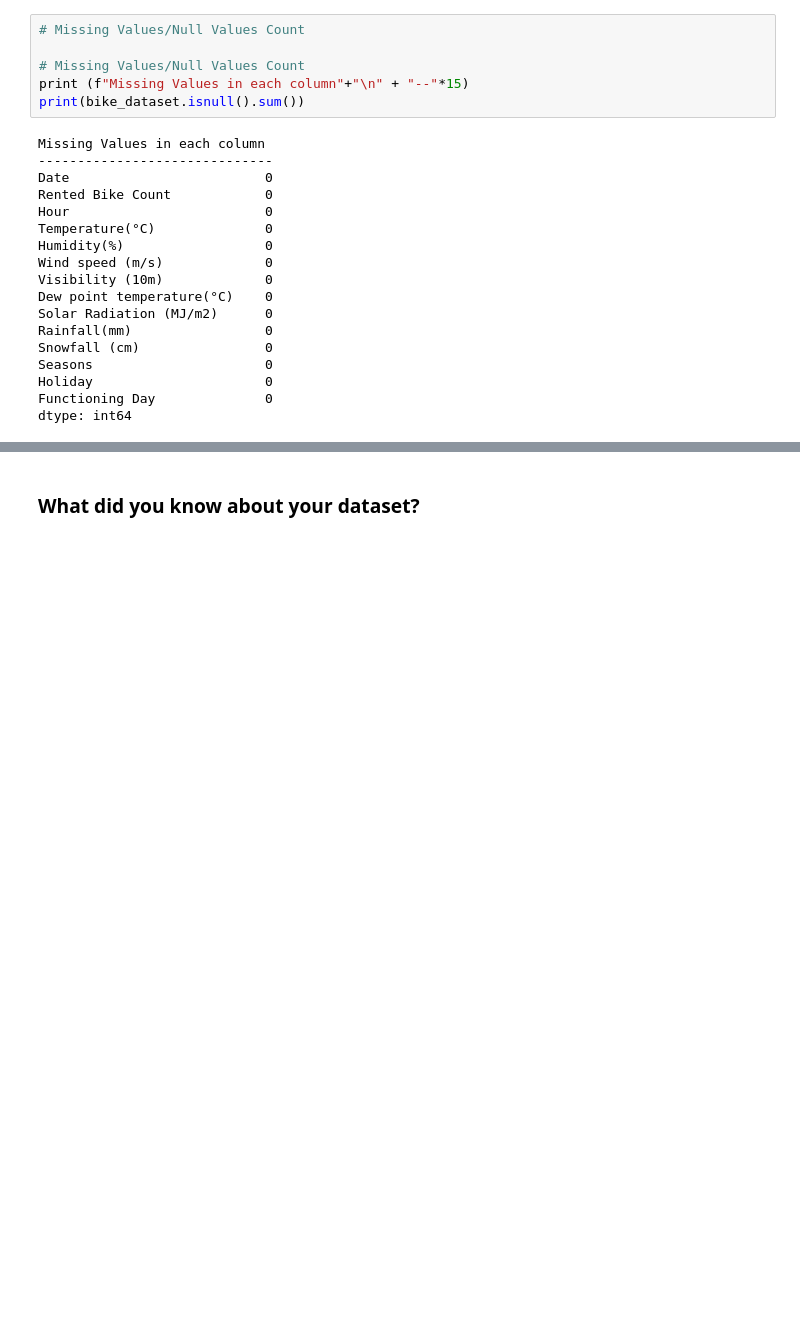
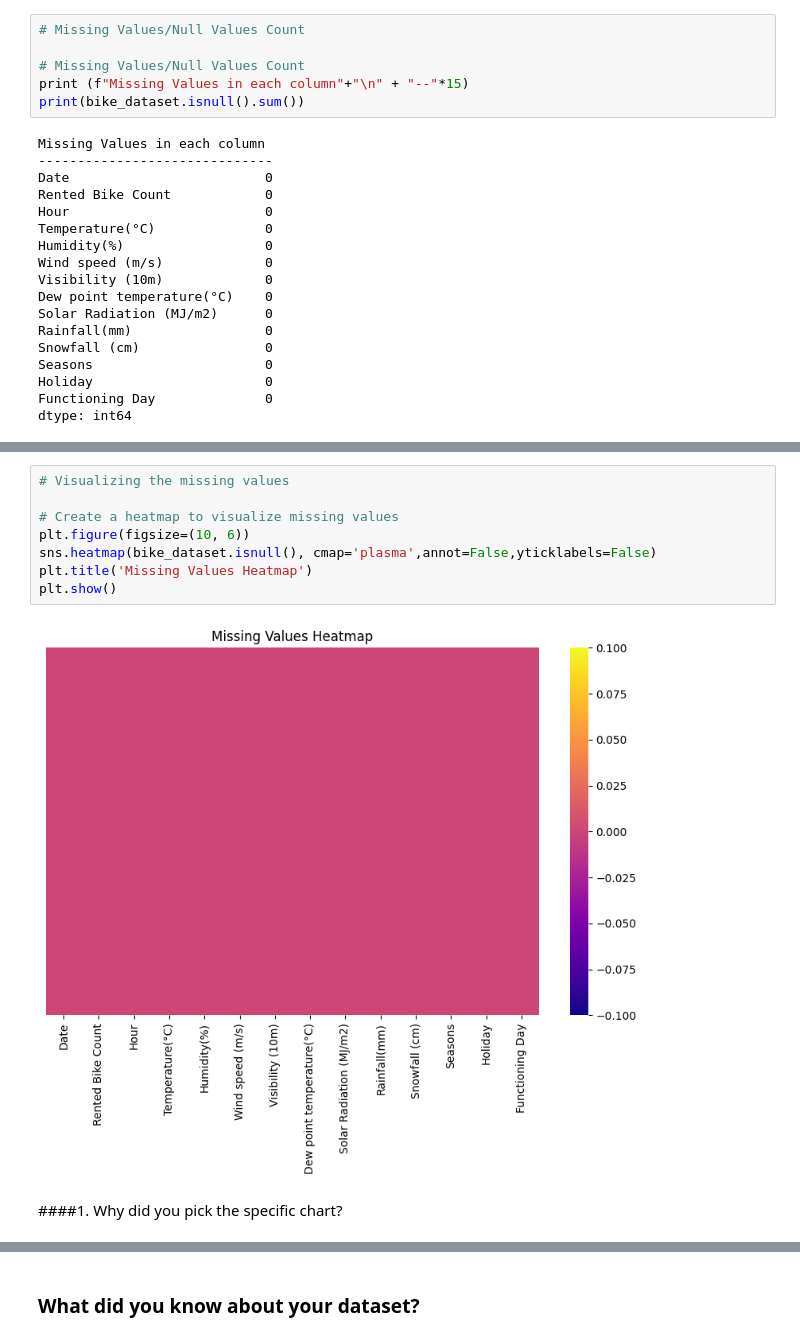
Before and after one commit to rashmi0852/Bike_Sharing_Demand_Prediction, a Jupyter notebook: Indivisual_Notebook.ipynb, the cells around one changed output, grey strips where cells are left out. Saved outputs shown, nothing was run; the diff lists cells and outputs as text; blank space fills up the shorter version.

```diff
--- a/Indivisual_Notebook.ipynb
+++ b/Indivisual_Notebook.ipynb
@@ -202,0 +225,12 @@ dtype: int64
+# %%
+# Visualizing the missing values
+
+# Create a heatmap to visualize missing values
+plt.figure(figsize=(10, 6))
+sns.heatmap(bike_dataset.isnull(), cmap='plasma',annot=False,yticklabels=False)
+plt.title('Missing Values Heatmap')
+plt.show()
+# %% [output]
+[figure, added]
+# %% [markdown]
+####1. Why did you pick the specific chart?
```
Also changed, not shown: parts of 43 cells of this notebook.
